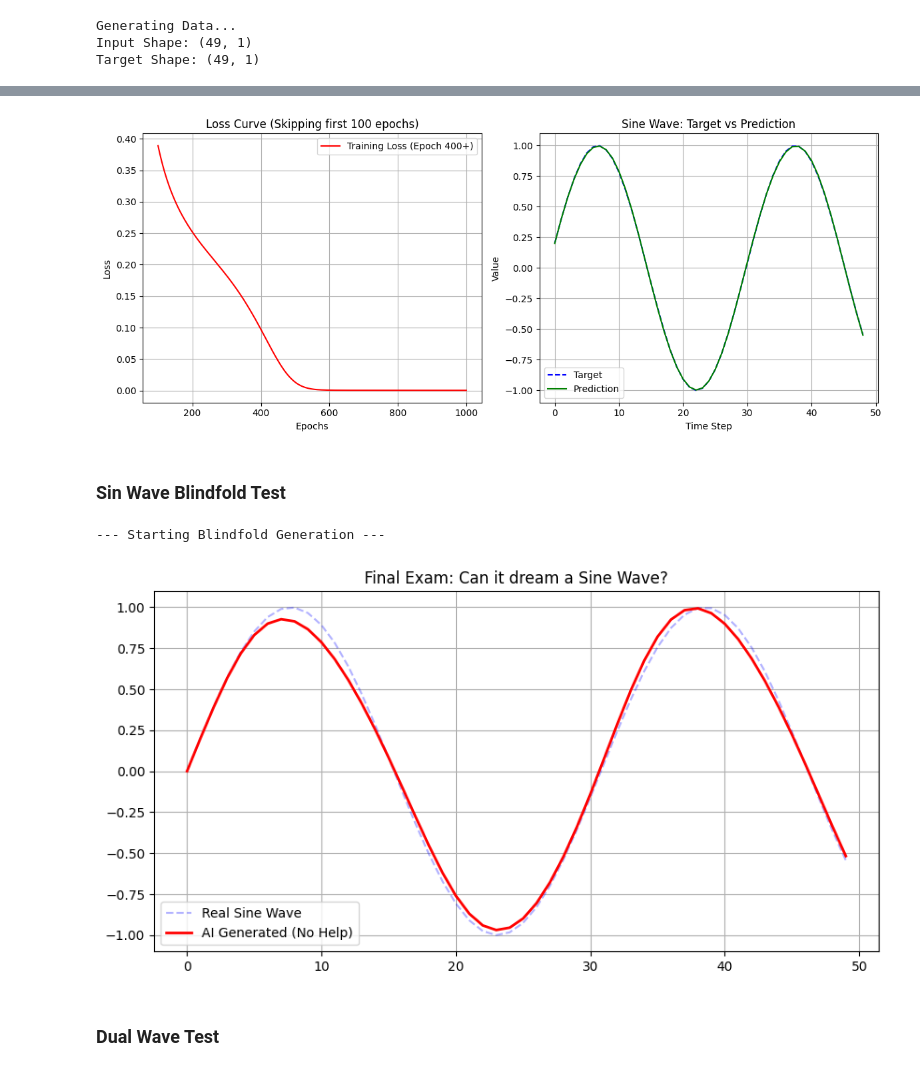
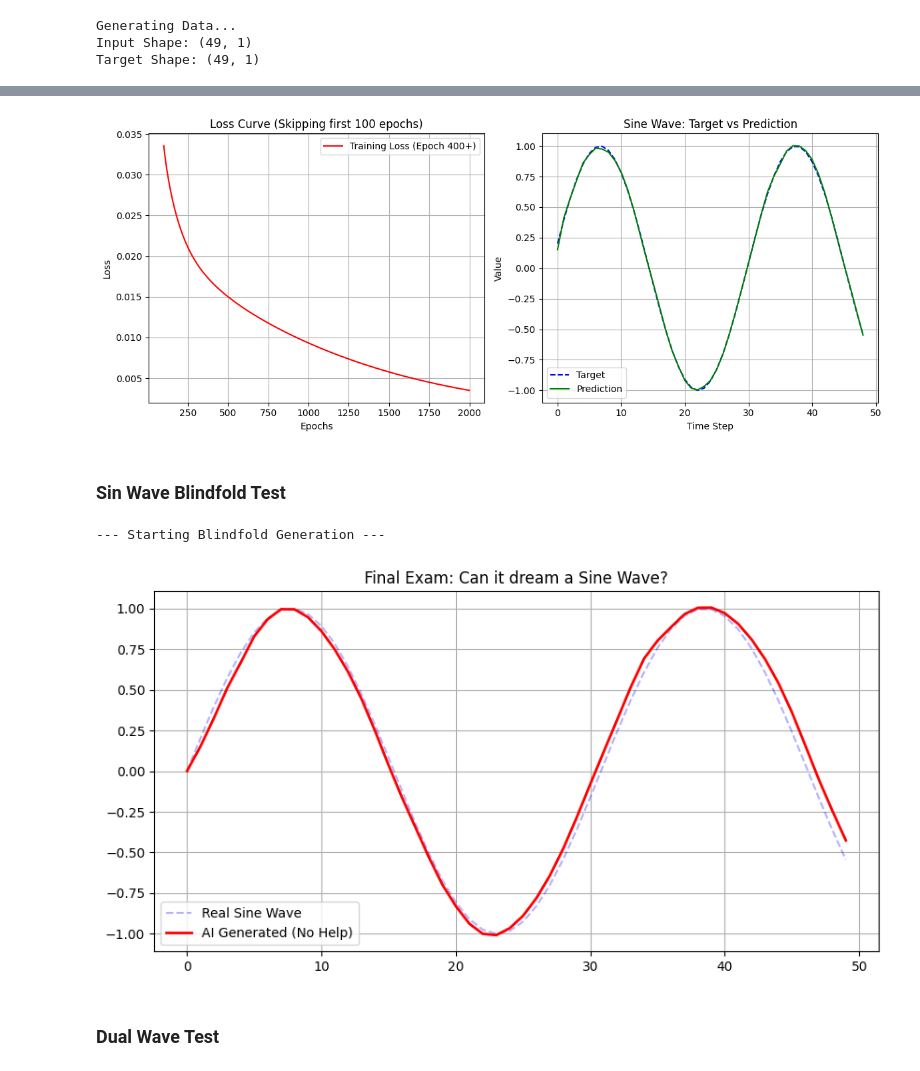
Before and after one commit to Algio-Nightly/MewralNet-NeuralNet-from-scratch, a Jupyter notebook: newral-net.ipynb, the cells around one changed output, grey strips where cells are left out. Cells and saved outputs as stored; diff of their text form; code cells hidden in the pictures.

```diff
--- a/newral-net.ipynb
+++ b/newral-net.ipynb
@@ -78,13 +64,13 @@ Generating Data...
 Input Shape: (49, 1)
 Target Shape: (49, 1)
 # %%
-rnn = RecurrentMewralNet(input_size=1, hidden_size=20, output_size=1)
+rnn = RecurrentMewralNet(input_size=1, hidden_size=20, output_size=1, initialzation="xavier")
 print("\nStarting Training...")
-epochs = 1000
+epochs = 2000
 loss_history = []
 
 for i in range(epochs):
-    loss = rnn.BPTT(inputs, targets, learning_rate=0.01)
+    loss = rnn.BPTT(inputs, targets, learning_rate=0.005)
     loss_history.append(loss)
 
     if i % 200 == 0:
@@ -132,6 +123,6 @@ Epoch 800: Loss = 0.000477
 
 Training Complete! Generating Graphs...
-[figure, old version]
+[figure, new version]
 # %% [markdown]
 ### Sin Wave Blindfold Test
 # %%
@@ -174,6 +165,6 @@ plt.grid(True)
 plt.show()
 # %% [output]
 --- Starting Blindfold Generation ---
-[figure, old version]
+[figure, new version]
 # %% [markdown]
 ### Dual Wave Test
```
Also changed, not shown: parts of 7 cells of this notebook, 4 other files.
